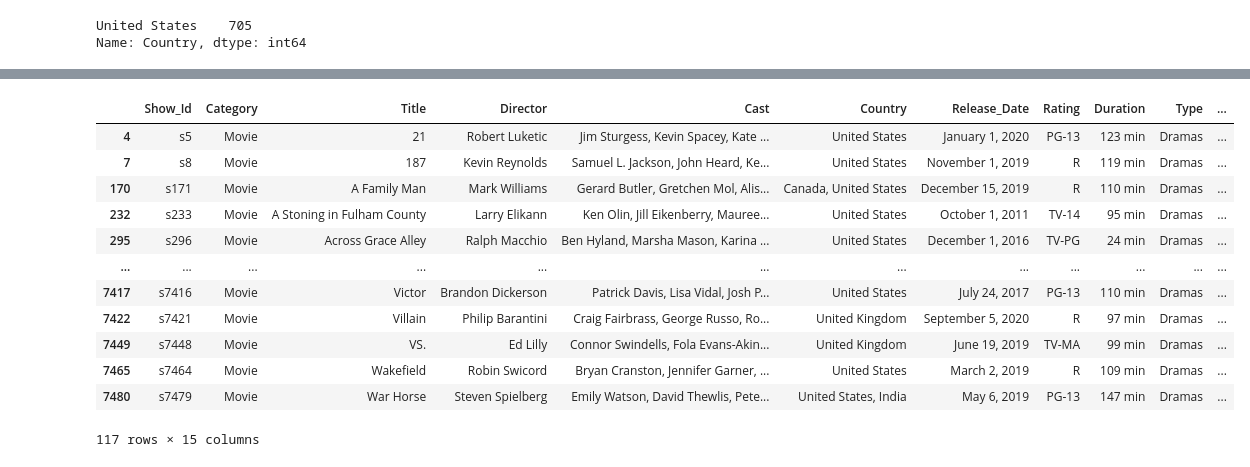
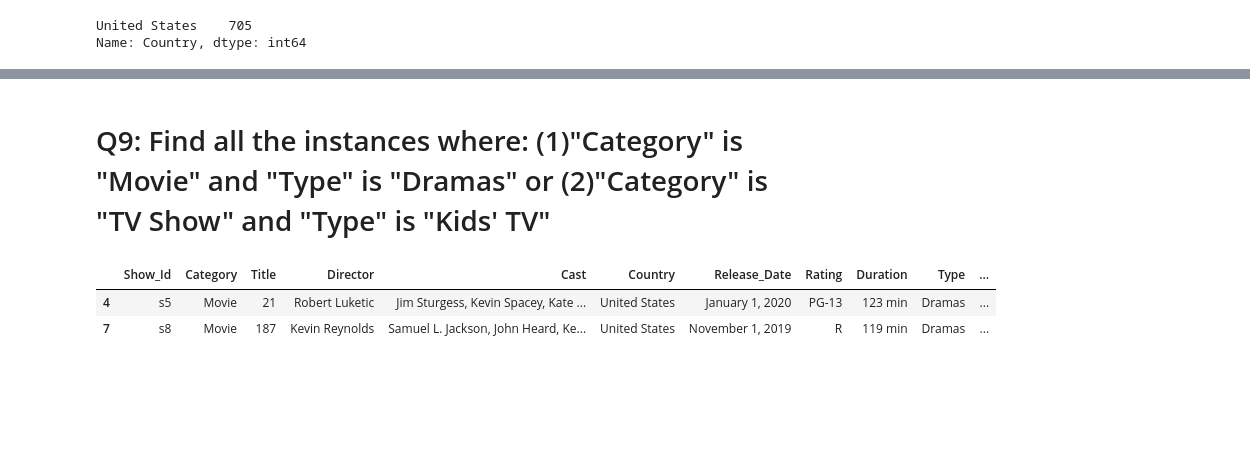
Before and after one commit to LIlyann24/Netflx_Dataset, a Jupyter notebook: Netflix_Dataset.ipynb, the cells around one changed output, grey strips where cells are left out. Drawn from its saved outputs; the diff is of its cells as text; code cells hidden in the pictures; blank space fills up the shorter version.

```diff
--- a/Netflix_Dataset.ipynb
+++ b/Netflix_Dataset.ipynb
@@ -430,21 +330,13 @@ data.sort_values(by='Year', ascending=False).head(2)
 |  | Show_Id | Category | Title | Director | Cast | Country | Release_Date | Rating | Duration | Type | ... |
 | 5564 | s5564 | Movie | Sherlock Holmes | Guy Ritchie | Robert Downey Jr., Jude Law, Rach... | United States, Germany, United Ki... | January 1, 2021 | PG-13 | 128 min | Action & Adventure, Comedies | ... |
 | 5919 | s5919 | Movie | Surf's Up | Ash Brannon, Chris Buck | Shia LaBeouf, Jeff Bridges, Zooey... | United States | January 1, 2021 | PG | 86 min | Children & Family Movies, Comedie... | ... |
+# %% [markdown]
+# Q9: Find all the instances where: (1)"Category" is "Movie" and "Type" is "Dramas" or (2)"Category" is "TV Show" and "Type" is "Kids' TV"
 # %%
-mask1 = (data['Category']=='Movie') & (data['Type']=='Dramas')
-data[mask1]
+mask3 = (data['Category']=='Movie') & (data['Type']=='Dramas')
+data[mask3].head(2)
 # %% [output]
 |  | Show_Id | Category | Title | Director | Cast | Country | Release_Date | Rating | Duration | Type | ... |
 | 4 | s5 | Movie | 21 | Robert Luketic | Jim Sturgess, Kevin Spacey, Kate ... | United States | January 1, 2020 | PG-13 | 123 min | Dramas | ... |
 | 7 | s8 | Movie | 187 | Kevin Reynolds | Samuel L. Jackson, John Heard, Ke... | United States | November 1, 2019 | R | 119 min | Dramas | ... |
-| 170 | s171 | Movie | A Family Man | Mark Williams | Gerard Butler, Gretchen Mol, Alis... | Canada, United States | December 15, 2019 | R | 110 min | Dramas | ... |
-| 232 | s233 | Movie | A Stoning in Fulham County | Larry Elikann | Ken Olin, Jill Eikenberry, Mauree... | United States | October 1, 2011 | TV-14 | 95 min | Dramas | ... |
-| 295 | s296 | Movie | Across Grace Alley | Ralph Macchio | Ben Hyland, Marsha Mason, Karina ... | United States | December 1, 2016 | TV-PG | 24 min | Dramas | ... |
-| ... | ... | ... | ... | ... | ... | ... | ... | ... | ... | ... | ... |
-| 7417 | s7416 | Movie | Victor | Brandon Dickerson | Patrick Davis, Lisa Vidal, Josh P... | United States | July 24, 2017 | PG-13 | 110 min | Dramas | ... |
-| 7422 | s7421 | Movie | Villain | Philip Barantini | Craig Fairbrass, George Russo, Ro... | United Kingdom | September 5, 2020 | R | 97 min | Dramas | ... |
-| 7449 | s7448 | Movie | VS. | Ed Lilly | Connor Swindells, Fola Evans-Akin... | United Kingdom | June 19, 2019 | TV-MA | 99 min | Dramas | ... |
-| 7465 | s7464 | Movie | Wakefield | Robin Swicord | Bryan Cranston, Jennifer Garner, ... | United States | March 2, 2019 | R | 109 min | Dramas | ... |
-| 7480 | s7479 | Movie | War Horse | Steven Spielberg | Emily Watson, David Thewlis, Pete... | United States, India | May 6, 2019 | PG-13 | 147 min | Dramas | ... |
-117 rows × 15 columns
 # %%
```
Also changed, not shown: parts of 49 cells of this notebook.
